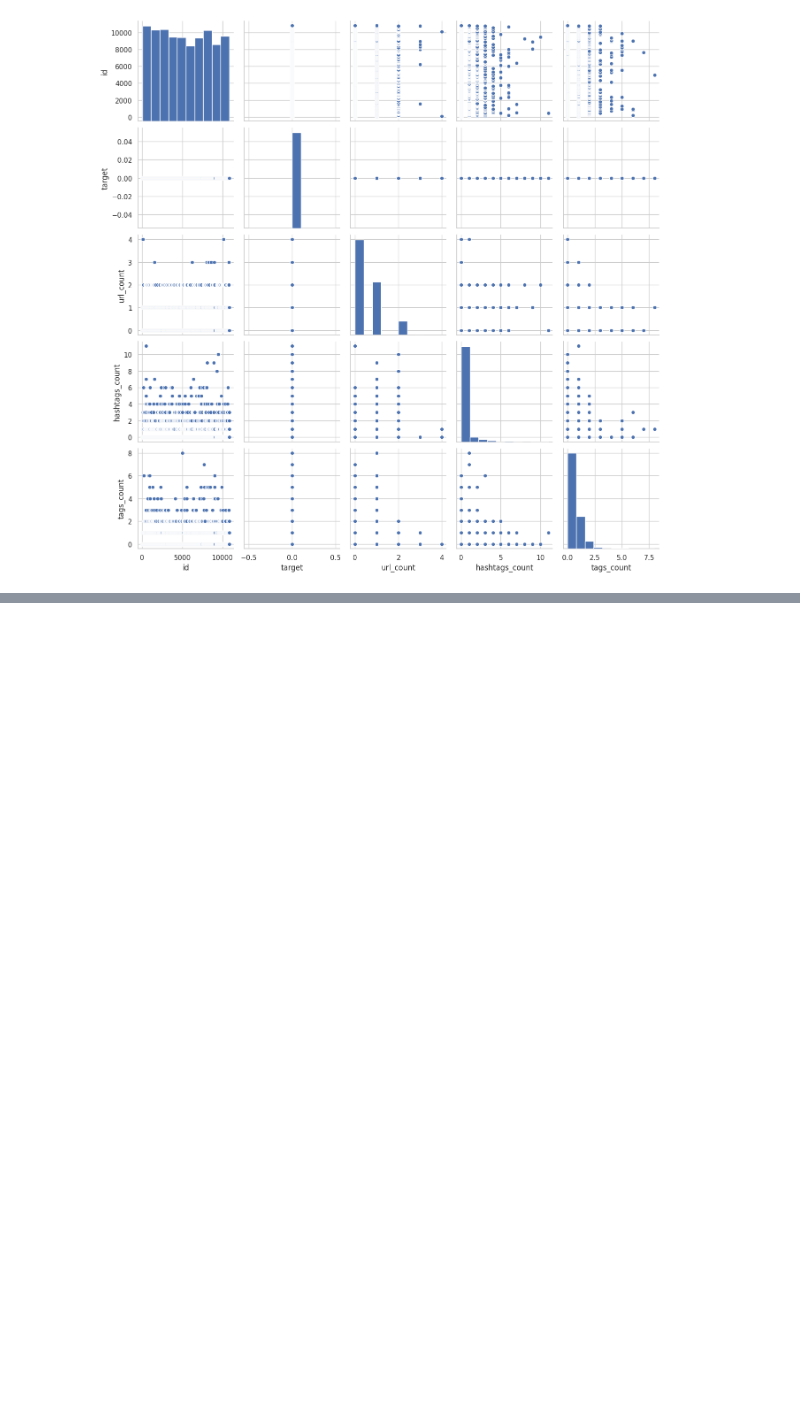
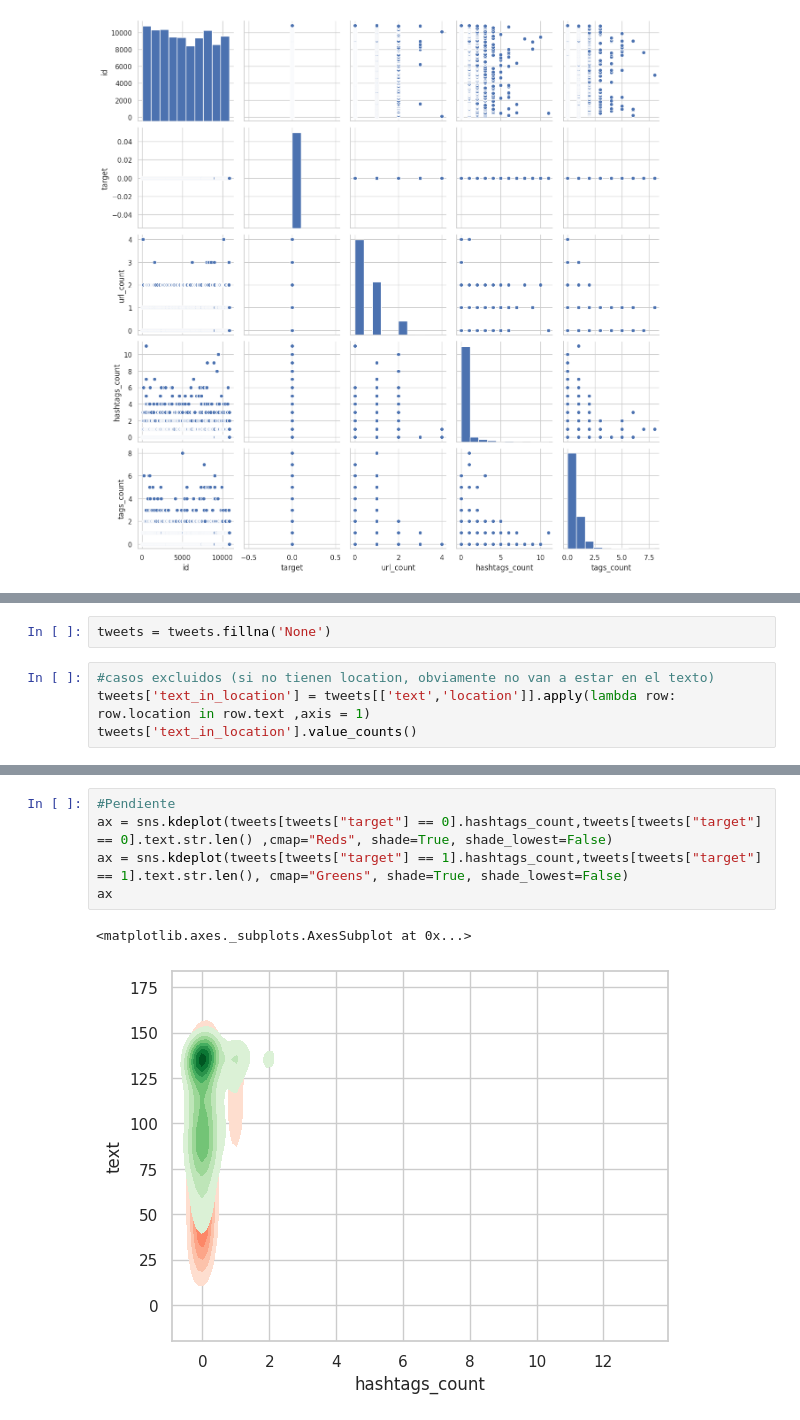
Before and after one commit to vnbarr/75.06-Datos, a Jupyter notebook: notebooks/TP1.ipynb, the cells around one changed output, grey strips where cells are left out. Saved outputs shown, nothing was run; the diff lists cells and outputs as text; blank space fills up the shorter version.

```diff
--- a/notebooks/TP1.ipynb
+++ b/notebooks/TP1.ipynb
@@ -490,0 +496,6 @@ gscat = sns.pairplot(tweets.select_dtypes('category'))
+# %%
+tweets = tweets.fillna('None')
+# %%
+#casos excluidos (si no tienen location, obviamente no van a estar en el texto)
+tweets['text_in_location'] = tweets[['text','location']].apply(lambda row: row.location in row.text ,axis = 1)
+tweets['text_in_location'].value_counts()
@@ -490,0 +531,8 @@ gscat = sns.pairplot(tweets.select_dtypes('category'))
+# %%
+#Pendiente
+ax = sns.kdeplot(tweets[tweets["target"] == 0].hashtags_count,tweets[tweets["target"] == 0].text.str.len() ,cmap="Reds", shade=True, shade_lowest=False)
+ax = sns.kdeplot(tweets[tweets["target"] == 1].hashtags_count,tweets[tweets["target"] == 1].text.str.len(), cmap="Greens", shade=True, shade_lowest=False)
+ax
+# %% [output]
+<matplotlib.axes._subplots.AxesSubplot at 0x...>
+[figure, added]
```
Also changed, not shown: parts of 18 cells of this notebook.
